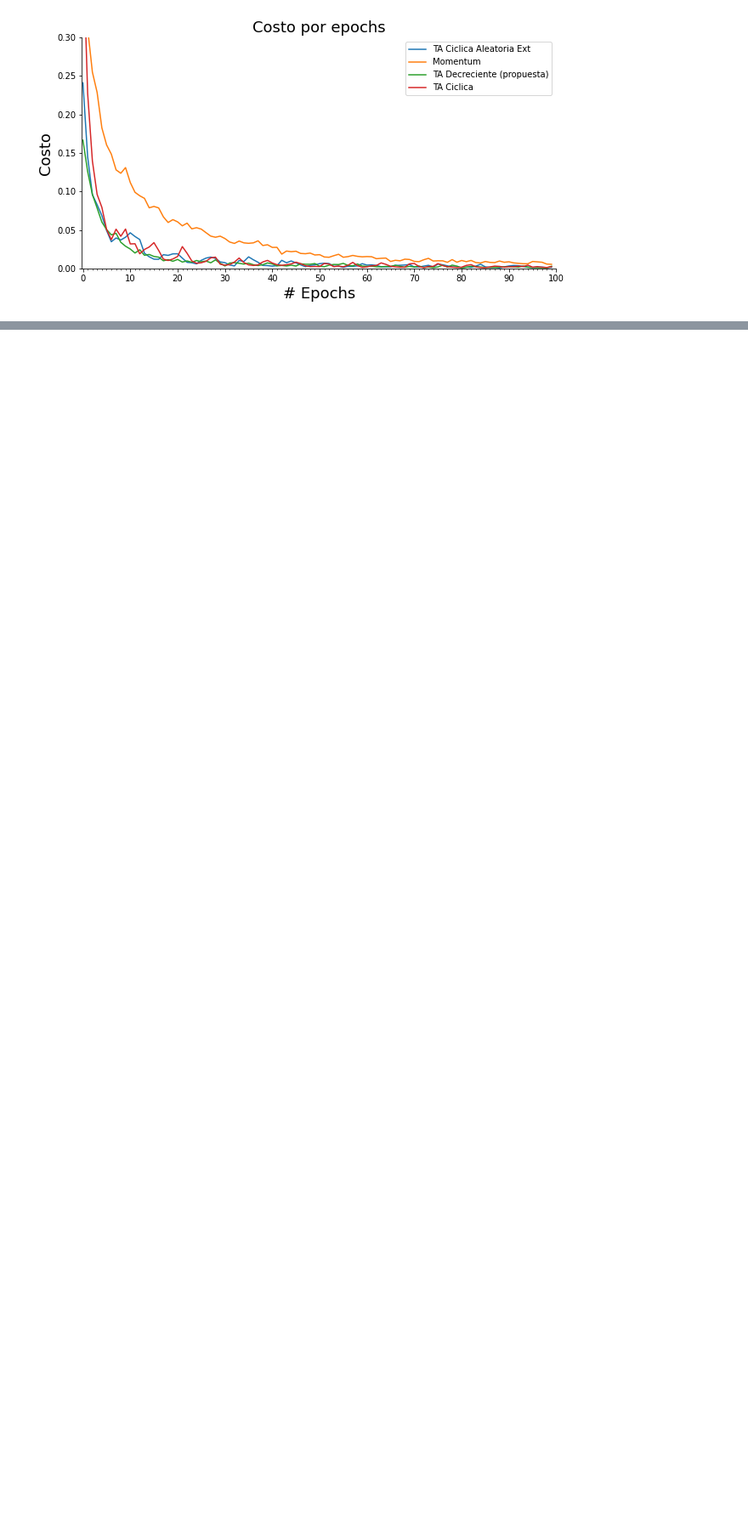
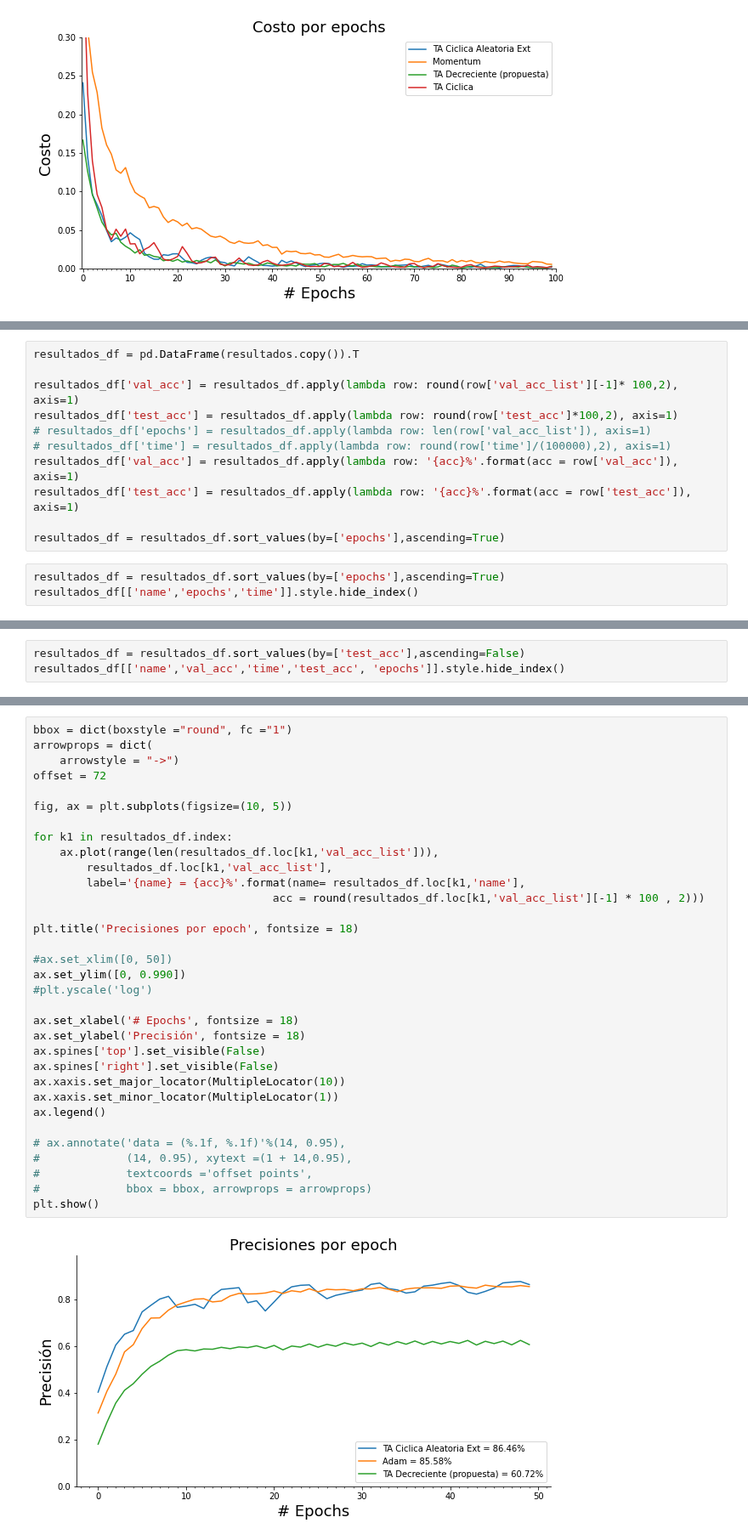
Before and after one commit to DenisPerez/NN_Tests_DG, a Jupyter notebook: ResNet_Graphs.ipynb, the cells around one changed output, grey strips where cells are left out. Shown at 85% size. Cells and saved outputs as stored; diff of their text form; blank space fills up the shorter version.

Commit message:
-Updated ResNet_Graphs in order to add the graphs for ResNet56

```diff
--- a/ResNet_Graphs.ipynb
+++ b/ResNet_Graphs.ipynb
@@ -161,0 +230,14 @@ plt.show()
+# %%
+resultados_df = pd.DataFrame(resultados.copy()).T
+
+resultados_df['val_acc'] = resultados_df.apply(lambda row: round(row['val_acc_list'][-1]* 100,2), axis=1)
+resultados_df['test_acc'] = resultados_df.apply(lambda row: round(row['test_acc']*100,2), axis=1)
+# resultados_df['epochs'] = resultados_df.apply(lambda row: len(row['val_acc_list']), axis=1)
+# resultados_df['time'] = resultados_df.apply(lambda row: round(row['time']/(100000),2), axis=1)
+resultados_df['val_acc'] = resultados_df.apply(lambda row: '{acc}%'.format(acc = row['val_acc']), axis=1)
+resultados_df['test_acc'] = resultados_df.apply(lambda row: '{acc}%'.format(acc = row['test_acc']), axis=1)
+
+resultados_df = resultados_df.sort_values(by=['epochs'],ascending=True)
+# %%
+resultados_df = resultados_df.sort_values(by=['epochs'],ascending=True)
+resultados_df[['name','epochs','time']].style.hide_index()
@@ -161,0 +249,3 @@ plt.show()
+# %%
+resultados_df = resultados_df.sort_values(by=['test_acc'],ascending=False)
+resultados_df[['name','val_acc','time','test_acc', 'epochs']].style.hide_index()
@@ -161,0 +257,35 @@ plt.show()
+# %%
+bbox = dict(boxstyle ="round", fc ="1")
+arrowprops = dict(
+    arrowstyle = "->")
+offset = 72
+
+fig, ax = plt.subplots(figsize=(10, 5))
+
+for k1 in resultados_df.index:
+    ax.plot(range(len(resultados_df.loc[k1,'val_acc_list'])),
+        resultados_df.loc[k1,'val_acc_list'],
+        label='{name} = {acc}%'.format(name= resultados_df.loc[k1,'name'],
+                                    acc = round(resultados_df.loc[k1,'val_acc_list'][-1] * 100 , 2)))
+
+plt.title('Precisiones por epoch', fontsize = 18)
+
+#ax.set_xlim([0, 50])
+ax.set_ylim([0, 0.990])
+#plt.yscale('log')
+
+ax.set_xlabel('# Epochs', fontsize = 18)
+ax.set_ylabel('Precisión', fontsize = 18)
+ax.spines['top'].set_visible(False)
+ax.spines['right'].set_visible(False)
+ax.xaxis.set_major_locator(MultipleLocator(10))
+ax.xaxis.set_minor_locator(MultipleLocator(1))
+ax.legend()
+
+# ax.annotate('data = (%.1f, %.1f)'%(14, 0.95),
+#             (14, 0.95), xytext =(1 + 14,0.95),
+#             textcoords ='offset points',
+#             bbox = bbox, arrowprops = arrowprops)
+plt.show()
+# %% [output]
+[figure, added]
```
Also changed, not shown: parts of 11 cells of this notebook.
